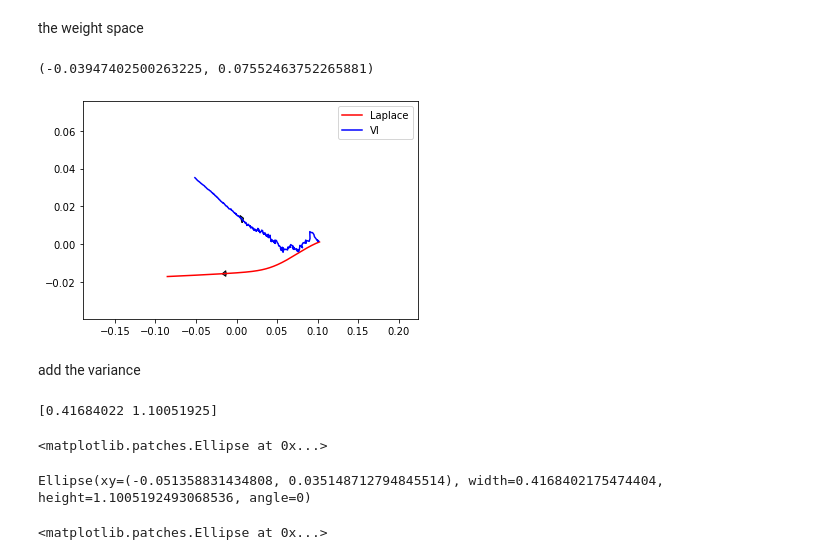
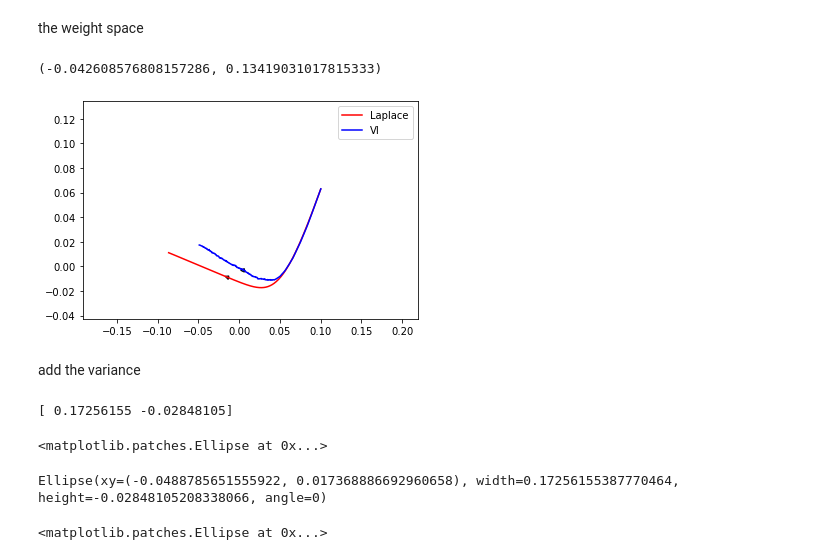
Before and after one commit to philippvb/ResearchProjectLLVI, a Jupyter notebook: BasicExample/experiments/Regression/2DToydataset/LaplaceVI/compare_La_VI.ipynb, the cells around one changed output. Saved outputs shown, nothing was run; the diff lists cells and outputs as text; code cells hidden in the pictures.

```diff
--- a/BasicExample/experiments/Regression/2DToydataset/LaplaceVI/compare_La_VI.ipynb
+++ b/BasicExample/experiments/Regression/2DToydataset/LaplaceVI/compare_La_VI.ipynb
@@ -47,6 +47,7 @@ la_model = LaplaceVI(200, 1, feature_extractor, tau=tau, lr=lr)
 # %%
 dist = Diagonal(200, 1, lr=lr, init_log_var=-2)
 dist.update_mean(la_model.ll_model[-1].weight.T)
+dist.update_var(la_model.full_cov(train_set, n_datapoints).detach().clone().T)
 vi_feature_extractor = FC_Net(layers=[1, 100, 200], nll = torch.nn.Tanh(),lr=lr, weight_decay=0, optimizer=optimizer)
 vi_feature_extractor.load_state_dict(feature_extractor.state_dict(), strict=False)
 # vi_feature_extractor.optimizer = torch.optim.SGD(vi_feature_extractor.parameters(), lr=1e-3)
@@ -65,4 +66,4 @@ Now we can train
 # %%
 # vi_model.train_without_VI(train_set, n_datapoints)
 # %%
-vi_tracking, vi_trajectories = vi_model.train_model_log_trajectories(train_set, n_datapoints=n_datapoints, epochs=epochs, method=LikApprox.MONTECARLO, samples=1)
+vi_tracking, vi_trajectories_mean, vi_trajectories_cov = vi_model.train_model_log_trajectories(train_set, n_datapoints=n_datapoints, epochs=epochs, method=LikApprox.MONTECARLO, samples=1)
@@ -69,5 +74,5 @@ vi_tracking, vi_trajectories = vi_model.train_model_log_trajectories(train_set,
 # %%
-la_tracking, la_trajectories = la_model.train_model_with_trajectories(train_set, n_datapoints, epochs);
+la_tracking, la_trajectories_mean, la_trajectories_cov = la_model.train_model_with_trajectories(train_set, n_datapoints, epochs);
 # %% [markdown]
 plot the kl divergence
 # %%
@@ -85,0 +100,3 @@ tensor(53441.9258, grad_fn=<MulBackward0>)
+# %%
+fig, axs = plt.subplots(1)
+plot_kl_divergence(vi_trajectories_mean, vi_trajectories_cov, la_trajectories_mean, la_trajectories_cov, axs)
@@ -101,14 +120,14 @@ def plot_trajectories(traj, axs, splits, labels=("Laplace", "VI"), color=["red",
     return pca, projection
 # %%
 fig, axs = plt.subplots(1)
-pca, projection = plot_trajectories(torch.cat([la_trajectories, vi_trajectories], dim=0), axs,
+pca, projection = plot_trajectories(torch.cat([la_trajectories_mean, vi_trajectories_mean], dim=0), axs,
  splits = [epochs], labels=["Laplace", "VI"]);
 axs.legend()
 axs.set_xlim(axs.get_xlim()[0]*2, axs.get_xlim()[1]*2)
 axs.set_ylim(axs.get_ylim()[0]*2, axs.get_ylim()[1]*2)
 # %% [output]
-(-0.03947402500263225, 0.07552463752265881)
+(-0.042608576808157286, 0.13419031017815333)
-[figure, old version]
+[figure, new version]
 # %% [markdown]
 add the variance
 # %%
@@ -118,7 +137,7 @@ print(vi_cov_pca)
 vi_cov_pca = Ellipse(projection[-1], vi_cov_pca[0], vi_cov_pca[1], color="blue", alpha=0.1)
 axs.add_patch(vi_cov_pca)
 # %% [output]
-[0.41684022 1.10051925]
+[ 0.17256155 -0.02848105]
 <matplotlib.patches.Ellipse at 0x...>
 # %%
 la_cov_pca = pca.transform(la_model.covariance_matrix.detach().numpy()).squeeze()
@@ -126,7 +145,7 @@ print(vi_cov_pca)
 la_cov_pca = Ellipse(projection[epochs-1], la_cov_pca[0], la_cov_pca[1], color="red", alpha=0.1)
 axs.add_patch(la_cov_pca)
 # %% [output]
-Ellipse(xy=(-0.051358831434808, 0.035148712794845514), width=0.4168402175474404, height=1.1005192493068536, angle=0)
+Ellipse(xy=(-0.0488785651555922, 0.017368886692960658), width=0.17256155387770464, height=-0.02848105208338066, angle=0)
 <matplotlib.patches.Ellipse at 0x...>
 # %%
 fig
```
Also changed, not shown: parts of 6 cells of this notebook.
